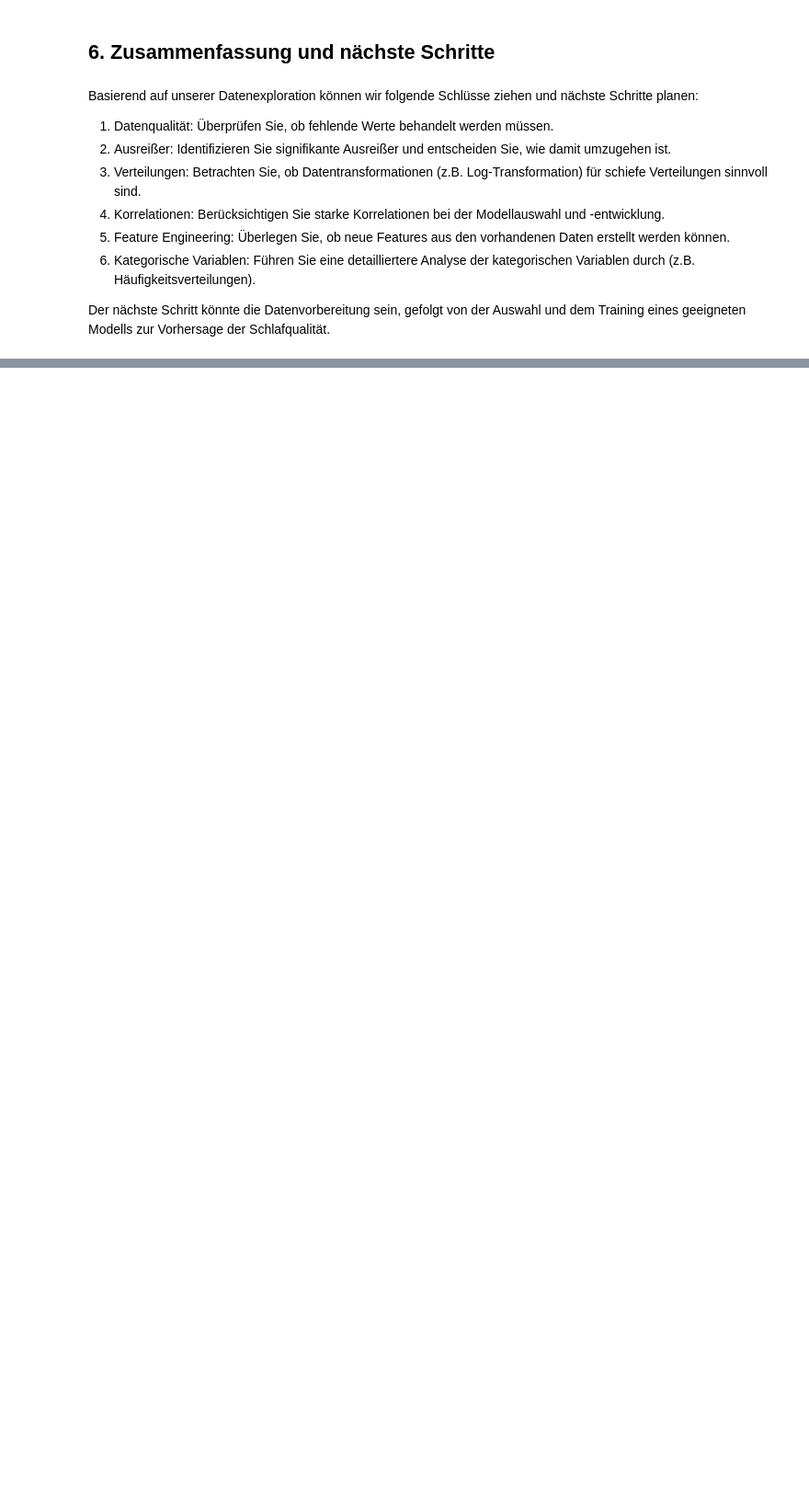
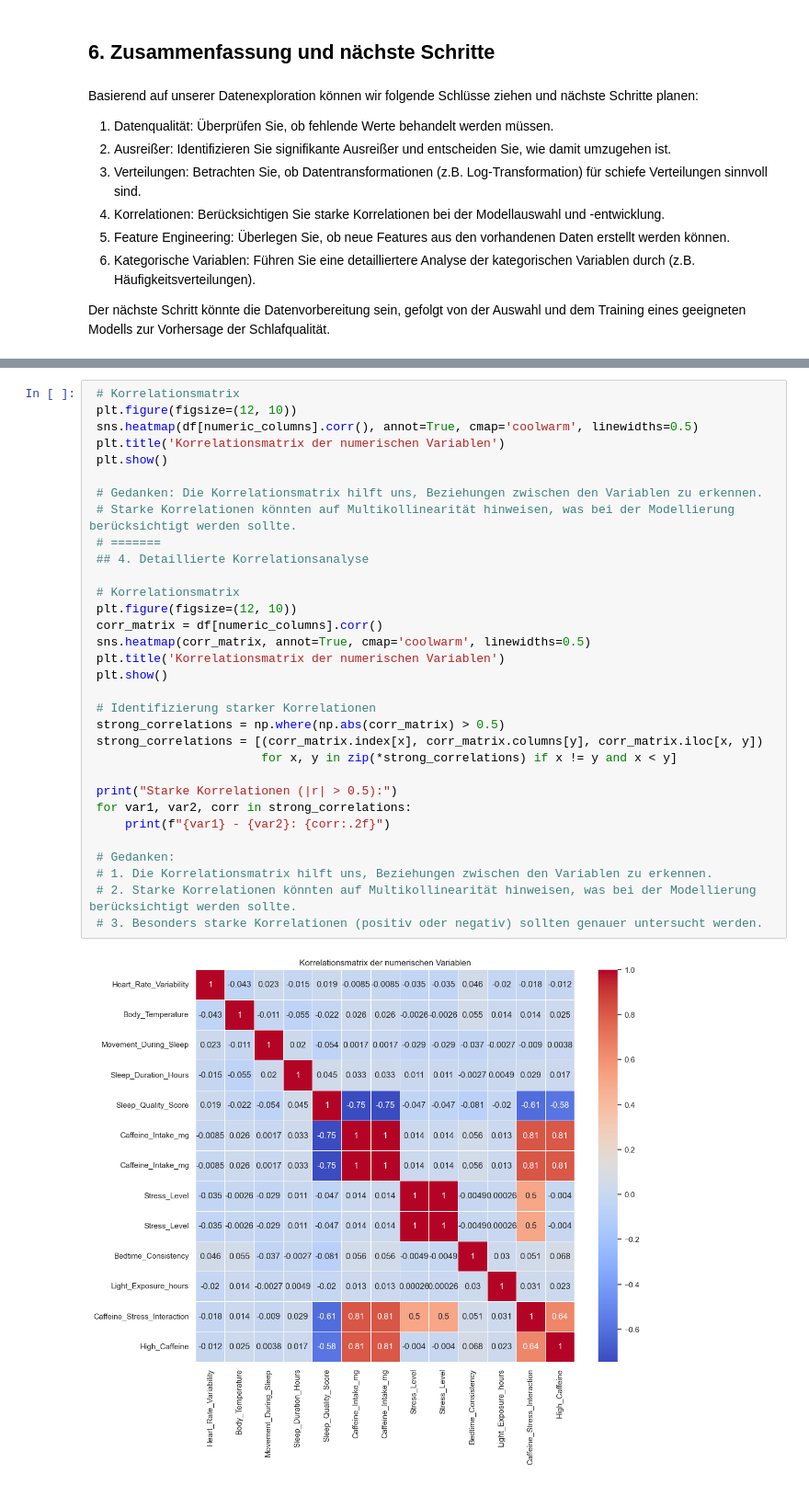
Before and after one commit to Gracing47/twiaudioclassifier, a Jupyter notebook: schlafqualitaet_vorhersage/notebooks/01_datenexploration.ipynb, the cells around one changed output, grey strips where cells are left out. Shown at 92% size. Cells and saved outputs as stored; diff of their text form; blank space fills up the shorter version.

```diff
--- a/schlafqualitaet_vorhersage/notebooks/01_datenexploration.ipynb
+++ b/schlafqualitaet_vorhersage/notebooks/01_datenexploration.ipynb
@@ -107,0 +225,34 @@ Der nächste Schritt könnte die Datenvorbereitung sein, gefolgt von der Auswahl
+# %%
+ # Korrelationsmatrix
+ plt.figure(figsize=(12, 10))
+ sns.heatmap(df[numeric_columns].corr(), annot=True, cmap='coolwarm', linewidths=0.5)
+ plt.title('Korrelationsmatrix der numerischen Variablen')
+ plt.show()
+
+ # Gedanken: Die Korrelationsmatrix hilft uns, Beziehungen zwischen den Variablen zu erkennen.
+ # Starke Korrelationen könnten auf Multikollinearität hinweisen, was bei der Modellierung berücksichtigt werden sollte.
+ # =======
+ ## 4. Detaillierte Korrelationsanalyse
+
+ # Korrelationsmatrix
+ plt.figure(figsize=(12, 10))
+ corr_matrix = df[numeric_columns].corr()
+ sns.heatmap(corr_matrix, annot=True, cmap='coolwarm', linewidths=0.5)
+ plt.title('Korrelationsmatrix der numerischen Variablen')
+ plt.show()
+
+ # Identifizierung starker Korrelationen
+ strong_correlations = np.where(np.abs(corr_matrix) > 0.5)
+ strong_correlations = [(corr_matrix.index[x], corr_matrix.columns[y], corr_matrix.iloc[x, y])
+                        for x, y in zip(*strong_correlations) if x != y and x < y]
+
+ print("Starke Korrelationen (|r| > 0.5):")
+ for var1, var2, corr in strong_correlations:
+     print(f"{var1} - {var2}: {corr:.2f}")
+
+ # Gedanken:
+ # 1. Die Korrelationsmatrix hilft uns, Beziehungen zwischen den Variablen zu erkennen.
+ # 2. Starke Korrelationen könnten auf Multikollinearität hinweisen, was bei der Modellierung berücksichtigt werden sollte.
+ # 3. Besonders starke Korrelationen (positiv oder negativ) sollten genauer untersucht werden.
+# %% [output]
+[figure, added]
```
Also changed, not shown: parts of 8 cells of this notebook, 26 other files.
